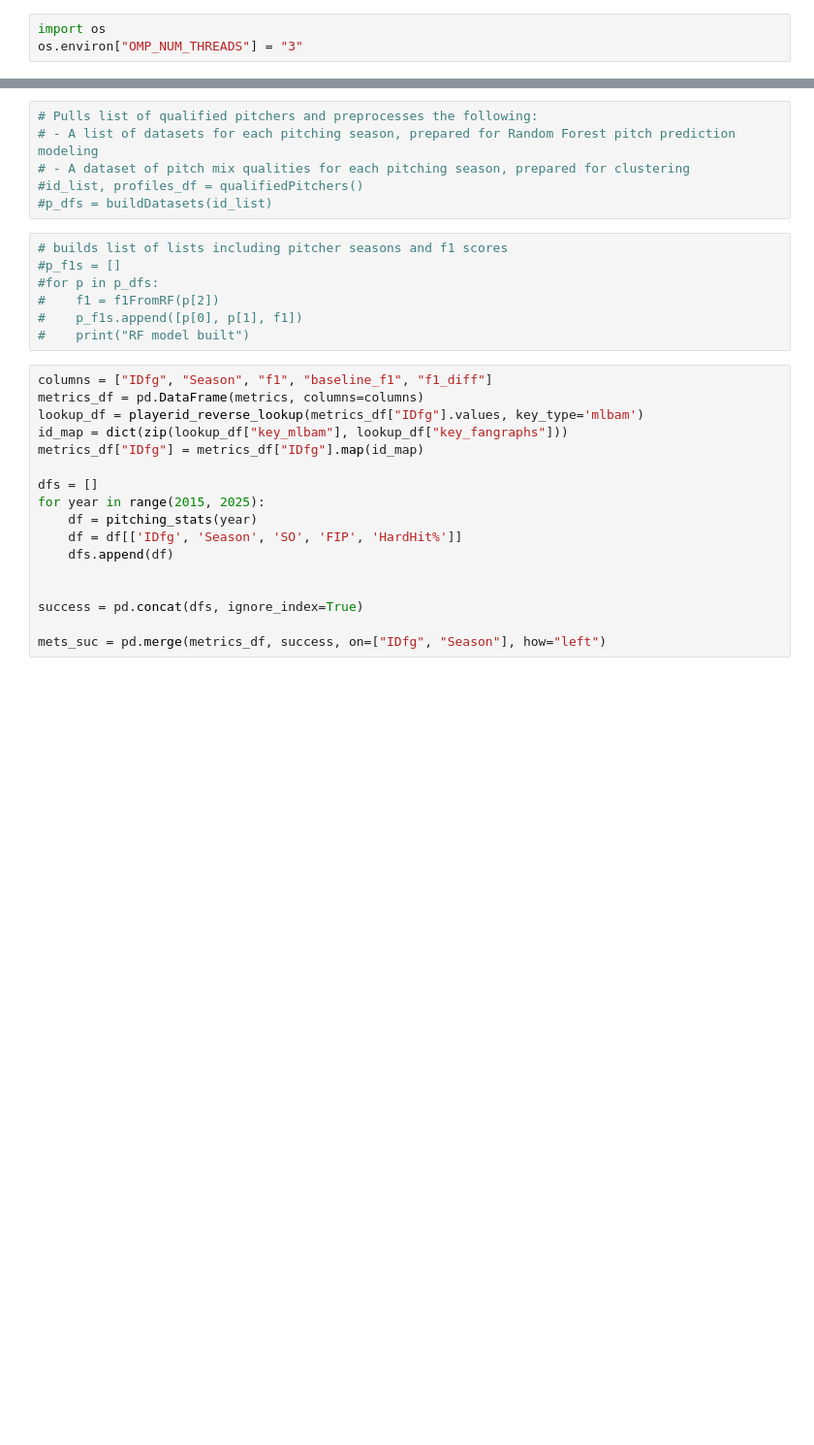
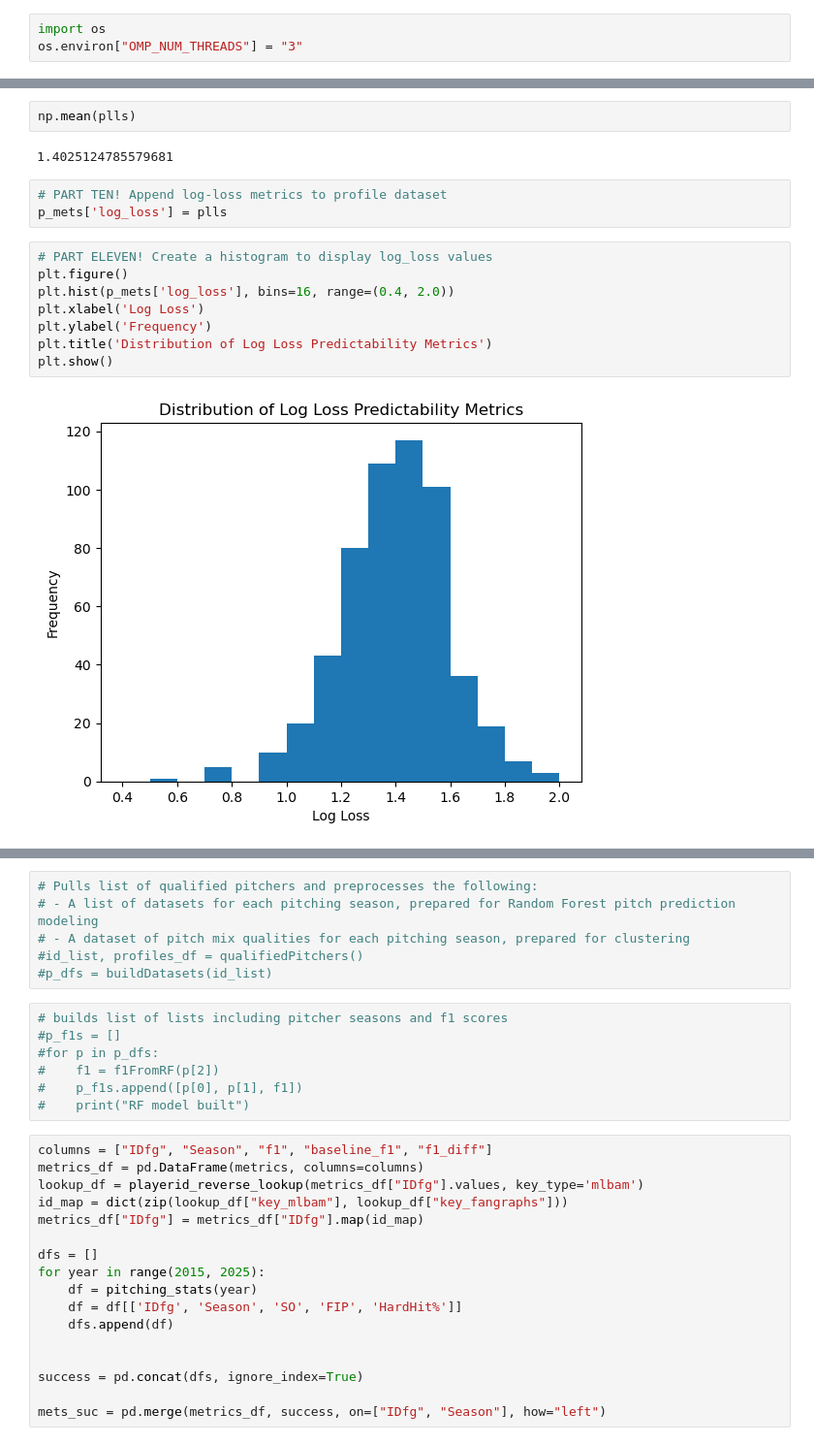
Before and after one commit to BrianMcG45/DS-Capstone, a Jupyter notebook: capstone.ipynb, the cells around one changed output, grey strips where cells are left out. Shown at 97% size. Drawn from its saved outputs; the diff is of its cells as text; blank space fills up the shorter version.

```diff
--- a/capstone.ipynb
+++ b/capstone.ipynb
@@ -19,0 +221,17 @@ from sklearn.metrics import accuracy_score, f1_score, log_loss
+# %%
+np.mean(plls)
+# %% [output]
+1.4025124785579681
+# %%
+# PART TEN! Append log-loss metrics to profile dataset
+p_mets['log_loss'] = plls
+# %%
+# PART ELEVEN! Create a histogram to display log_loss values
+plt.figure()
+plt.hist(p_mets['log_loss'], bins=16, range=(0.4, 2.0))
+plt.xlabel('Log Loss')
+plt.ylabel('Frequency')
+plt.title('Distribution of Log Loss Predictability Metrics')
+plt.show()
+# %% [output]
+[figure, added]
```
Also changed, not shown: parts of 46 cells of this notebook.
